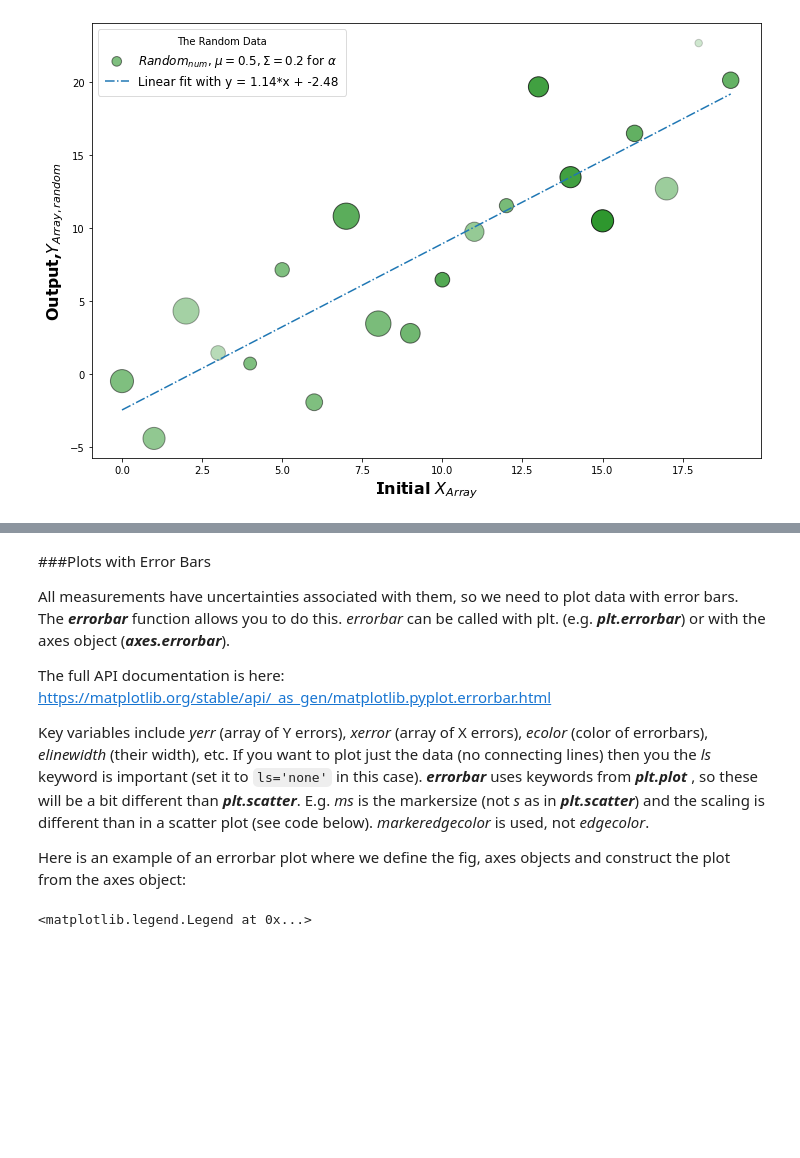
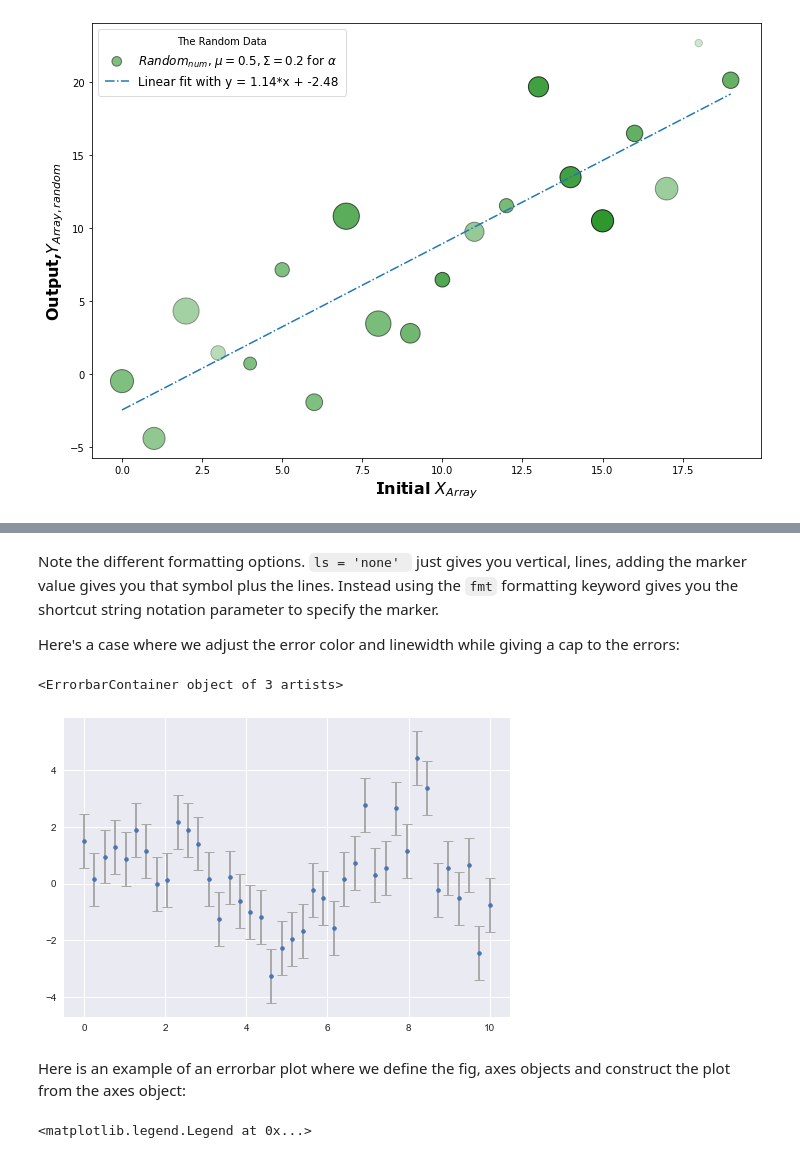
Before and after one commit to thaynecurrie/phys7943_fall2023, a Jupyter notebook: ScientificPythonNotes/Matplotlib/Python_matplotlib_part1.ipynb, the cells around one changed output, grey strips where cells are left out. Saved outputs shown, nothing was run; the diff lists cells and outputs as text; code cells hidden in the pictures; blank space fills up the shorter version.

Commit message:
additional lecture notes and notebookv2

```diff
--- a/ScientificPythonNotes/Matplotlib/Python_matplotlib_part1.ipynb
+++ b/ScientificPythonNotes/Matplotlib/Python_matplotlib_part1.ipynb
@@ -580,14 +605,22 @@ axes.legend(loc='upper left',fontsize='large',borderpad=0.6,markerscale=0.5,
+# %% [markdown]
+Note the different formatting options.  ``ls = 'none' `` just gives you vertical, lines, adding the marker value gives you that symbol plus the lines.  Instead using the ``fmt`` formatting keyword gives you the shortcut string notation parameter to specify the marker.
+
+
+Here's a case where we adjust the error color and linewidth while giving a cap to the errors:
+# %%
+x = np.linspace(0, 10, 40)
+const = 0.95
+y = 2*np.sin(x) + const * np.random.randn(40)
+
+plt.style.use('seaborn') #just to change things up a bit
+
+#plt.errorbar(x, y, yerr=const,ls='none') #just looks like blue vertical lines
+#plt.errorbar(x, y, yerr=const,ls='none',marker='o') #dots with blue vertical lines
+plt.errorbar(x, y, yerr=const,ls='none',marker='.',ecolor='darkgray',capsize=5,elinewidth=2,markeredgewidth=1)
+# %% [output]
+<ErrorbarContainer object of 3 artists>
+[figure, added]
 # %% [markdown]
-###Plots with Error Bars
-
-All measurements have uncertainties associated with them, so we need to plot data with error bars.   The _**errorbar**_ function allows you to do this.  _errorbar_ can be called with plt. (e.g. _**plt.errorbar**_) or with the axes object (_**axes.errorbar**_).
-
-The full API documentation is here:
-[https://matplotlib.org/stable/api/\_as\_gen/matplotlib.pyplot.errorbar.html]()
-
-
-Key variables include _yerr_ (array of Y errors), _xerror_ (array of X errors), _ecolor_ (color of errorbars), _elinewidth_ (their width), etc.  If you want to plot just the data (no connecting lines) then you the _ls_ keyword is important (set it to ``ls='none'`` in this case).    _**errorbar**_ uses keywords from _**plt.plot**_ , so these will be a bit different than _**plt.scatter**_.  E.g. _ms_ is the markersize (not _s_ as in _**plt.scatter**_) and the scaling is different than in a scatter plot (see code below). _markeredgecolor_ is used, not _edgecolor_.
-
 Here is an example of an errorbar plot where we define the fig, axes objects and construct the plot from the axes object:
 # %%
 ###(Ex_1.6)
```
Also changed, not shown: parts of 2 cells of this notebook, 9 other files.
